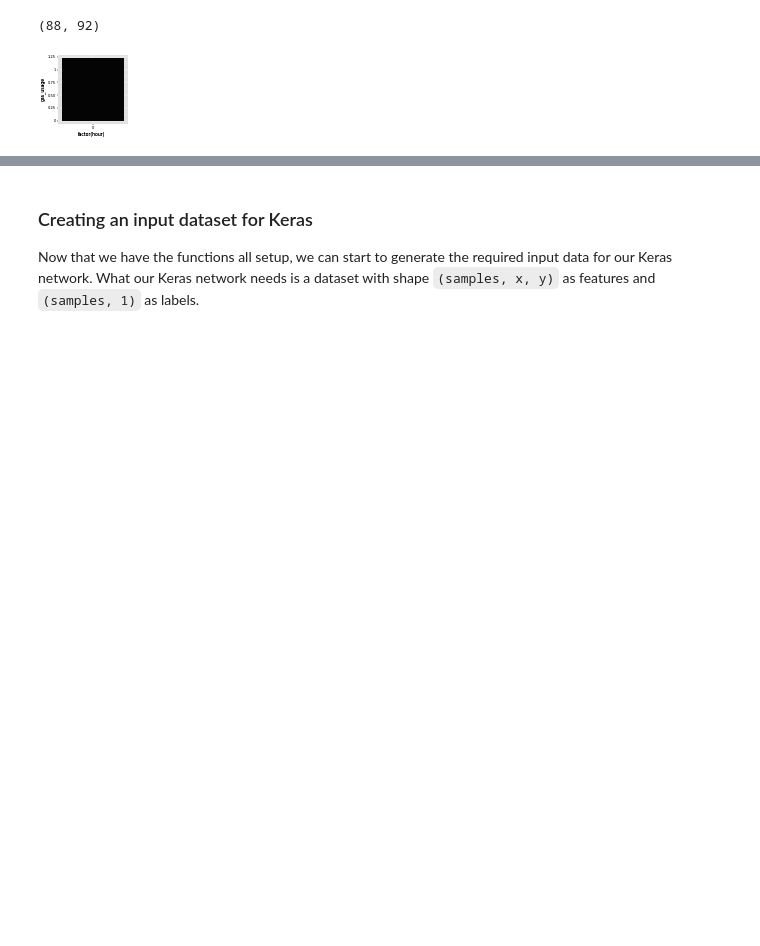
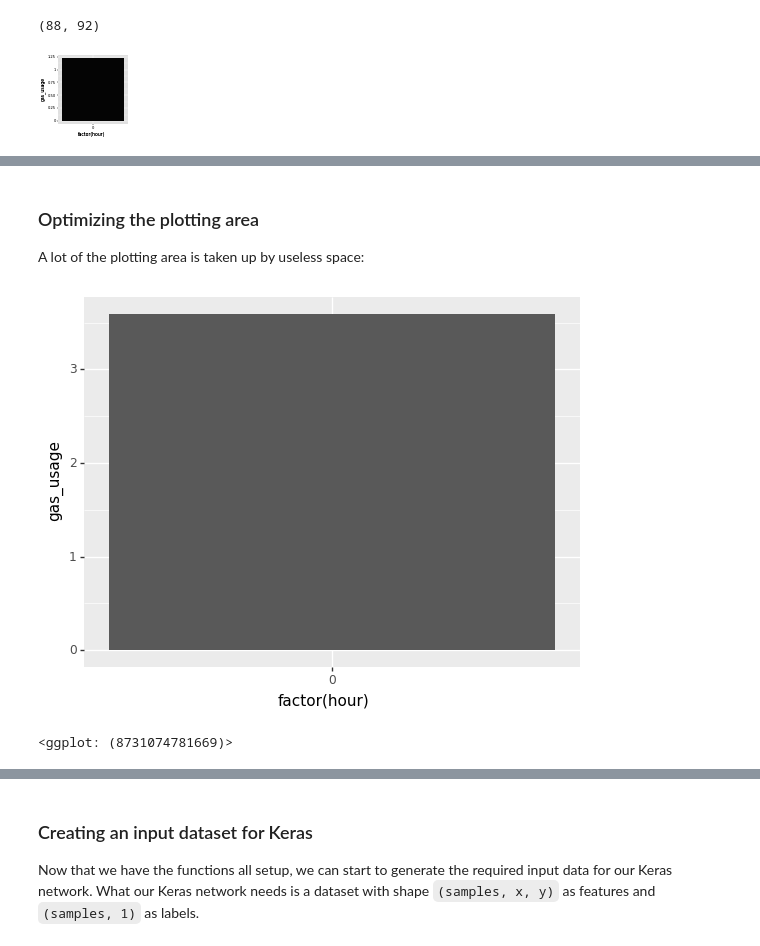
Before and after one commit to PaulHiemstra/extract_number_graph_article, a Jupyter notebook: lab_book.ipynb, the cells around one changed output, grey strips where cells are left out. Drawn from its saved outputs; the diff is of its cells as text; code cells hidden in the pictures; blank space fills up the shorter version.

```diff
--- a/lab_book.ipynb
+++ b/lab_book.ipynb
@@ -156,0 +208,9 @@ The x,y shapes change in the snippet above.
+# %% [markdown]
+### Optimizing the plotting area
+A lot of the plotting area is taken up by useless space:
+# %%
+label, plot, features = create_feature_label_pair(1, grayscale=False, ggsave_args={'dpi': 300, 'verbose': False})
+plot
+# %% [output]
+[figure, added]
+<ggplot: (8731074781669)>
```
Also changed, not shown: parts of 15 cells of this notebook, 1 other file.
